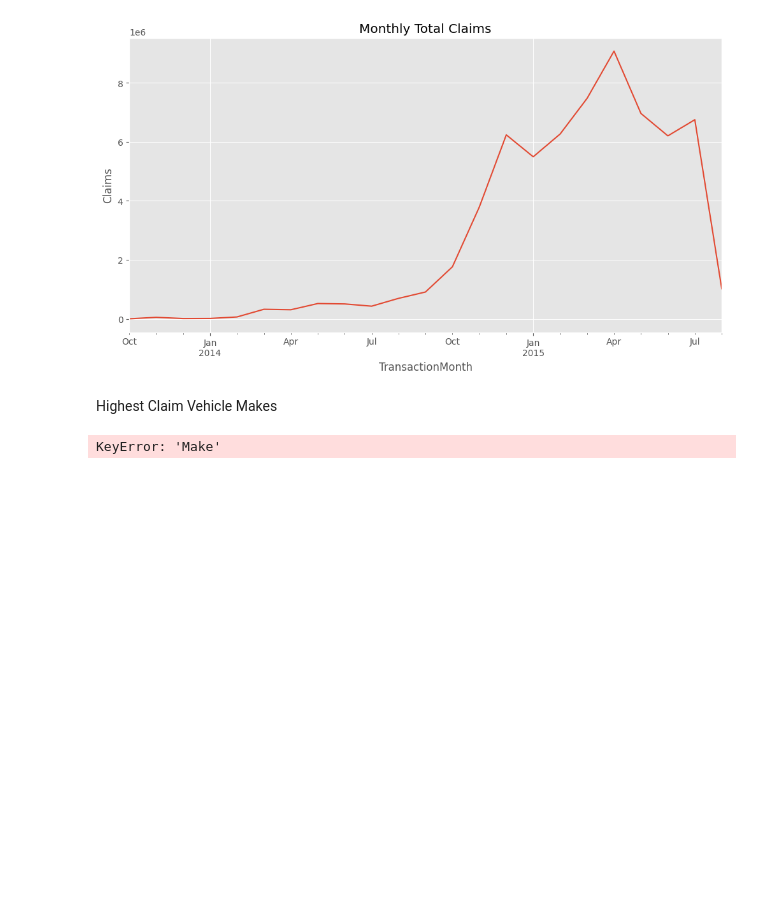
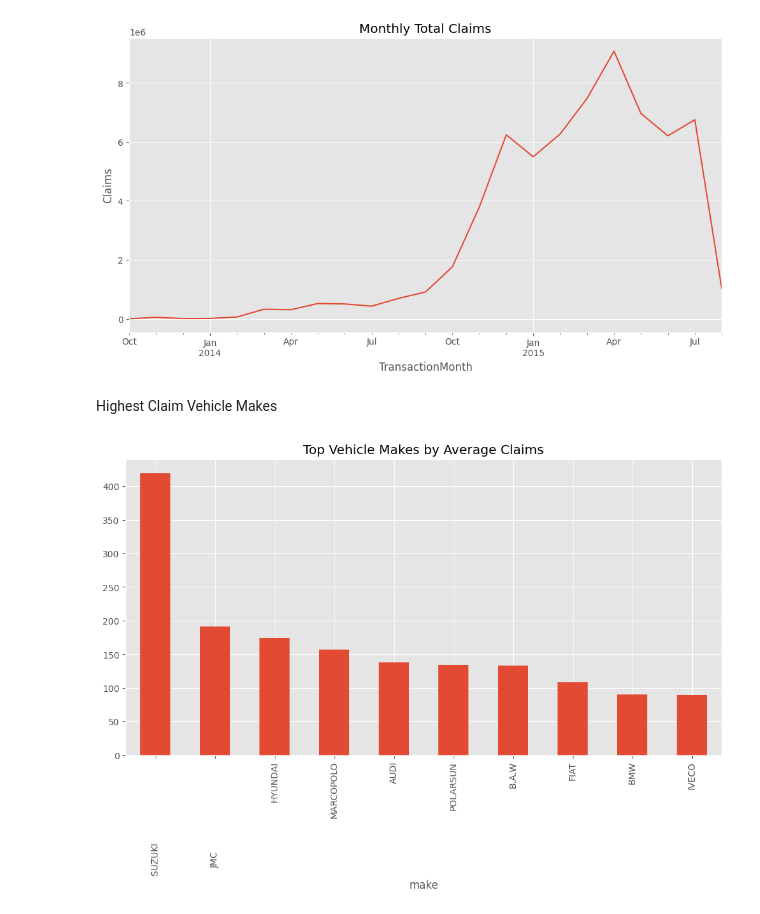
Before and after one commit to Raeyeyoh/insurance-risk-analytics, a Jupyter notebook: notebooks/01_eda.ipynb, the cells around one changed output. Cells and saved outputs as stored; diff of their text form; code cells hidden in the pictures; blank space fills up the shorter version.

```diff
--- a/notebooks/01_eda.ipynb
+++ b/notebooks/01_eda.ipynb
@@ -219,17 +219,17 @@ plt.show()
 # %% [markdown]
 Highest Claim Vehicle Makes
 # %%
-top_claims = df.groupby("Make")[
+top_claims = df.groupby('make')[
     "TotalClaims"
 ].mean().sort_values(ascending=False).head(10)
 
 top_claims
 plt.figure(figsize=(12,6))
 
 top_claims.plot(kind="bar")
 
 plt.title("Top Vehicle Makes by Average Claims")
 
 plt.show()
 # %% [output]
-KeyError: 'Make'
+[figure, added]
```
Also changed, not shown: 2 other files.
